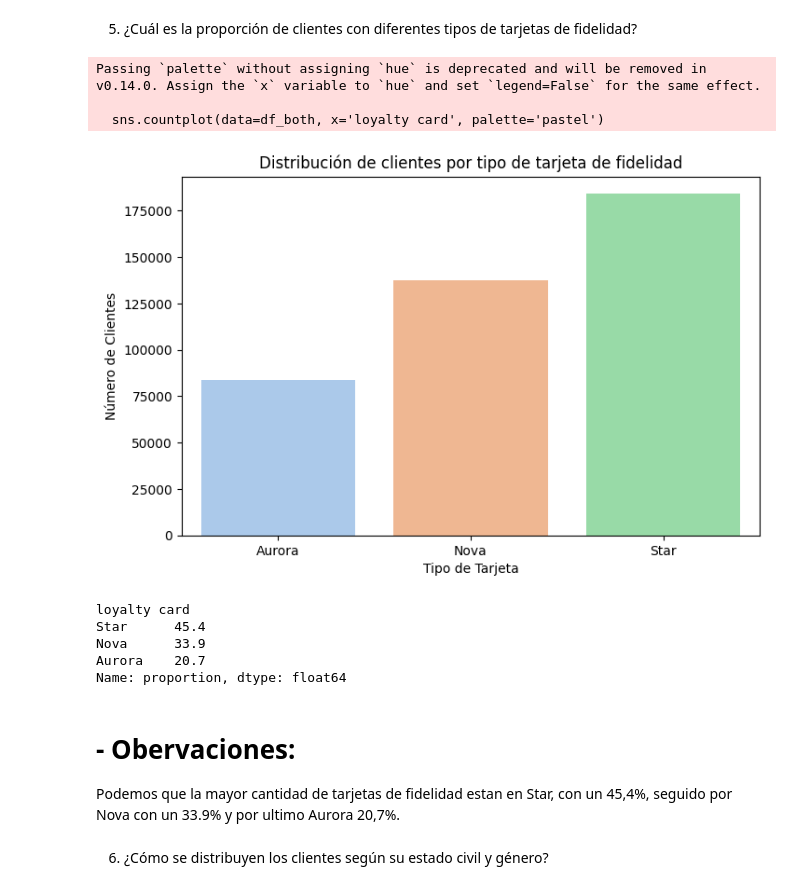
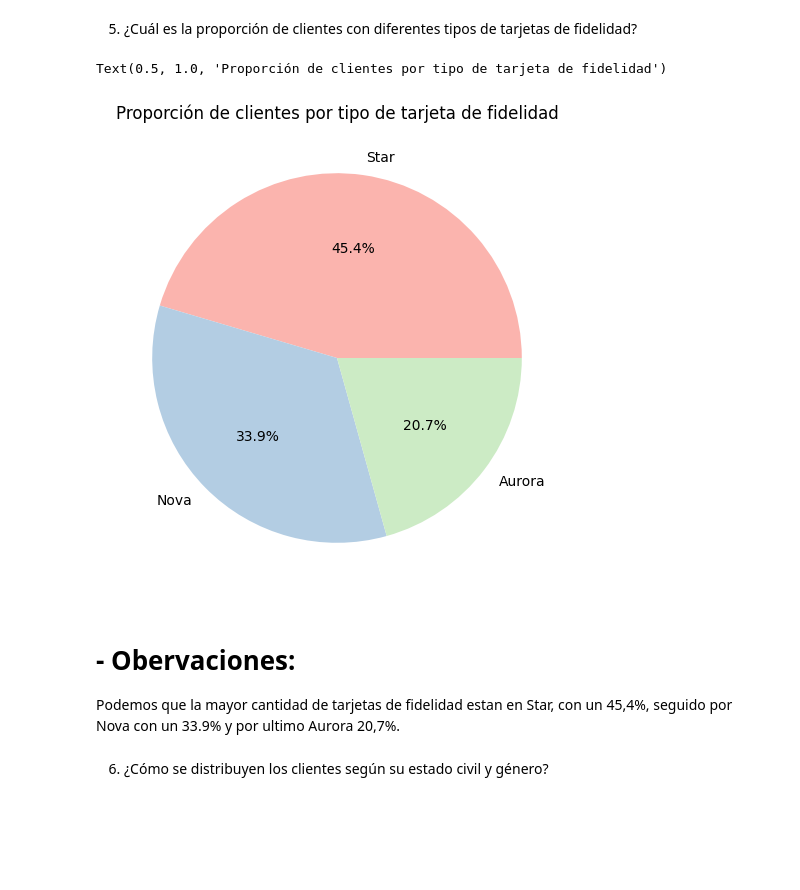
Before and after one commit to Adalab/bda-modulo-3-evaluacion-final-gabilayas, a Jupyter notebook: MOD.ipynb, the cells around one changed output. Saved outputs shown, nothing was run; the diff lists cells and outputs as text; code cells hidden in the pictures; blank space fills up the shorter version.

```diff
--- a/MOD.ipynb
+++ b/MOD.ipynb
@@ -266,32 +266,19 @@ Passing `palette` without assigning `hue` is deprecated and will be removed in v
 El salario y nivel educativo mas alto se concentrada en personas con educacion Doctor y Master. Y el menor es High School or Below. A mayor nivel educativo, mayor salario promedio segun nuestro caso.
 # %% [markdown]
 5. ¿Cuál es la proporción de clientes con diferentes tipos de tarjetas de fidelidad?
-# %%
-# Countplot
-plt.figure(figsize=(8, 5))
-sns.countplot(data=df_both, x='loyalty card', palette='pastel')
-
-plt.title('Distribución de clientes por tipo de tarjeta de fidelidad')
-plt.xlabel('Tipo de Tarjeta')
-plt.ylabel('Número de Clientes')
-plt.xticks(rotation=0);
-# %% [output]
-Passing `palette` without assigning `hue` is deprecated and will be removed in v0.14.0. Assign the `x` variable to `hue` and set `legend=False` for the same effect.
-
-  sns.countplot(data=df_both, x='loyalty card', palette='pastel')
-[figure, removed]
-# %%
-porcentaje = df_both['loyalty card'].value_counts(normalize=True) * 100
-print(porcentaje.round(1))
-# %% [output]
-loyalty card
-Star      45.4
-Nova      33.9
-Aurora    20.7
-Name: proportion, dtype: float64
-# %% [markdown]
-# - Obervaciones:
-Podemos que la mayor cantidad de tarjetas de fidelidad estan en Star, con un 45,4%, seguido por Nova con un 33.9% y por ultimo Aurora 20,7%.
+# %%
+tarjetas = df_both['loyalty card'].value_counts()
+# %%
+# PIE
+plt.figure(figsize=(6, 6))
+plt.pie(tarjetas.values, labels = tarjetas.index, autopct='%1.1f%%', colors=plt.cm.Pastel1.colors)
+plt.title('Proporción de clientes por tipo de tarjeta de fidelidad')
+# %% [output]
+Text(0.5, 1.0, 'Proporción de clientes por tipo de tarjeta de fidelidad')
+[figure, added]
+# %% [markdown]
+# - Obervaciones:
+Podemos que la mayor cantidad de tarjetas de fidelidad estan en Star, con un 45,4%, seguido por Nova con un 33.9% y por ultimo Aurora 20,7%.
 # %% [markdown]
 6. ¿Cómo se distribuyen los clientes según su estado civil y género?
 # %%
```
